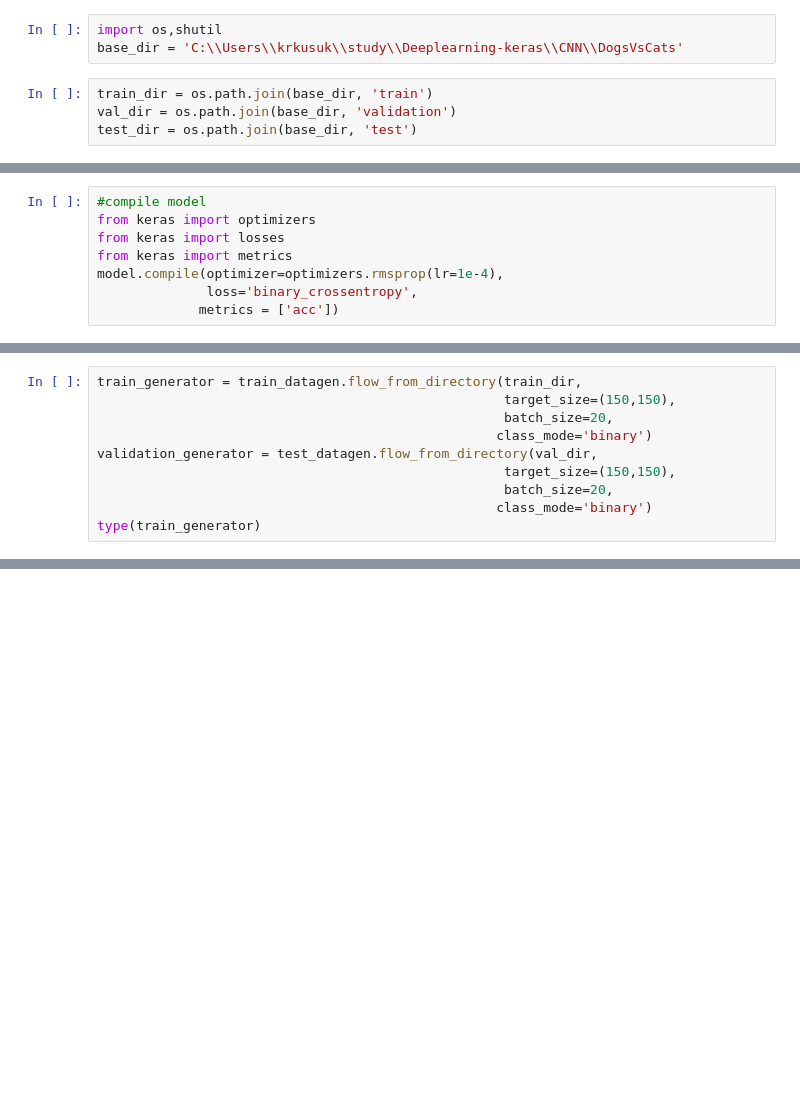
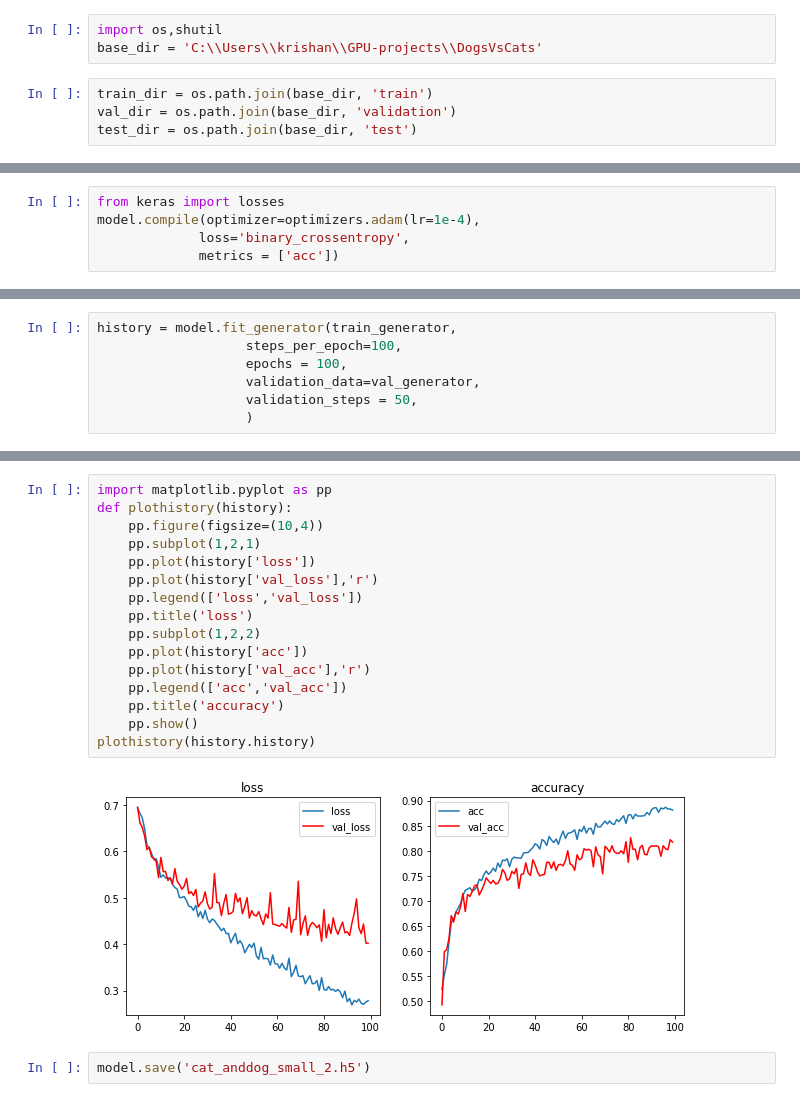
Before and after one commit to krishansubudhi/GPU-projects, a Jupyter notebook: DogsVsCats/CNN_dog_vs_cat_dataaug.ipynb, the cells around one changed output, grey strips where cells are left out. Drawn from its saved outputs; the diff is of its cells as text; blank space fills up the shorter version.

Commit message:
regularized model creation

```diff
--- a/DogsVsCats/CNN_dog_vs_cat_dataaug.ipynb
+++ b/DogsVsCats/CNN_dog_vs_cat_dataaug.ipynb
@@ -1,6 +1,6 @@
 # %%
 import os,shutil
-base_dir = 'C:\\Users\\krkusuk\\study\\Deeplearning-keras\\CNN\\DogsVsCats'
+base_dir = 'C:\\Users\\krishan\\GPU-projects\\DogsVsCats'
 # %%
 train_dir = os.path.join(base_dir, 'train')
 val_dir = os.path.join(base_dir, 'validation')
@@ -44,8 +72,5 @@ _________________________________________________________________
 # %%
-#compile model
-from keras import optimizers
 from keras import losses
-from keras import metrics
-model.compile(optimizer=optimizers.rmsprop(lr=1e-4),
-              loss='binary_crossentropy',
+model.compile(optimizer=optimizers.adam(lr=1e-4),
+             loss='binary_crossentropy',
              metrics = ['acc'])
@@ -61,10 +76,0 @@ keras.preprocessing.image.ImageDataGenerator
-# %%
-train_generator = train_datagen.flow_from_directory(train_dir,
-                                                    target_size=(150,150),
-                                                    batch_size=20,
-                                                   class_mode='binary')
-validation_generator = test_datagen.flow_from_directory(val_dir,
-                                                    target_size=(150,150),
-                                                    batch_size=20,
-                                                   class_mode='binary')
-type(train_generator)
@@ -130,0 +77,7 @@ FILE
+# %%
+history = model.fit_generator(train_generator,
+                   steps_per_epoch=100,
+                   epochs = 100,
+                   validation_data=val_generator,
+                   validation_steps = 50,
+                   )
@@ -130,0 +102,20 @@ FILE
+# %%
+import matplotlib.pyplot as pp
+def plothistory(history):
+    pp.figure(figsize=(10,4))
+    pp.subplot(1,2,1)
+    pp.plot(history['loss'])
+    pp.plot(history['val_loss'],'r')
+    pp.legend(['loss','val_loss'])
+    pp.title('loss')
+    pp.subplot(1,2,2)
+    pp.plot(history['acc'])
+    pp.plot(history['val_acc'],'r')
+    pp.legend(['acc','val_acc'])
+    pp.title('accuracy')
+    pp.show()
+plothistory(history.history)
+# %% [output]
+[figure, added]
+# %%
+model.save('cat_anddog_small_2.h5')
```
Also changed, not shown: parts of 11 cells of this notebook, 2 other files.
